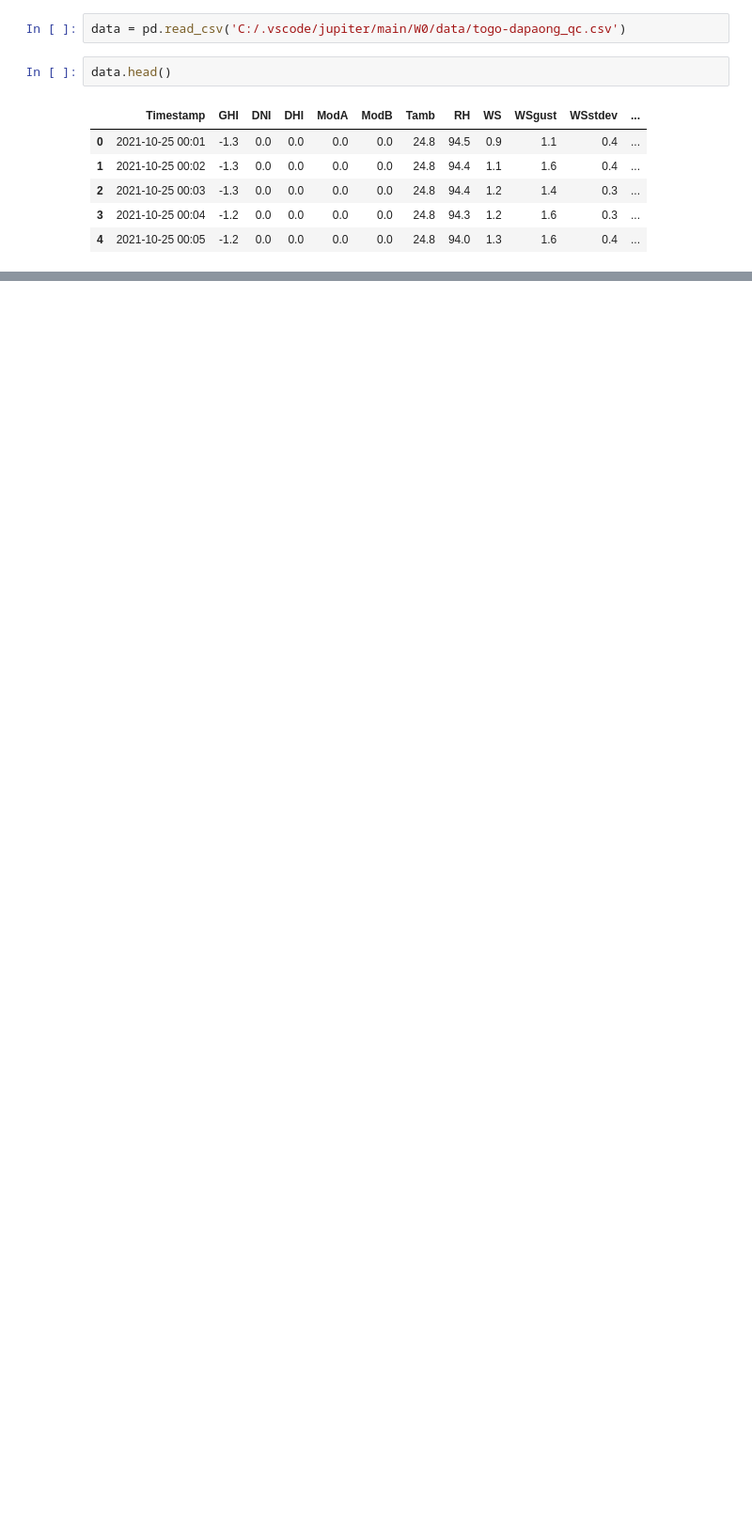
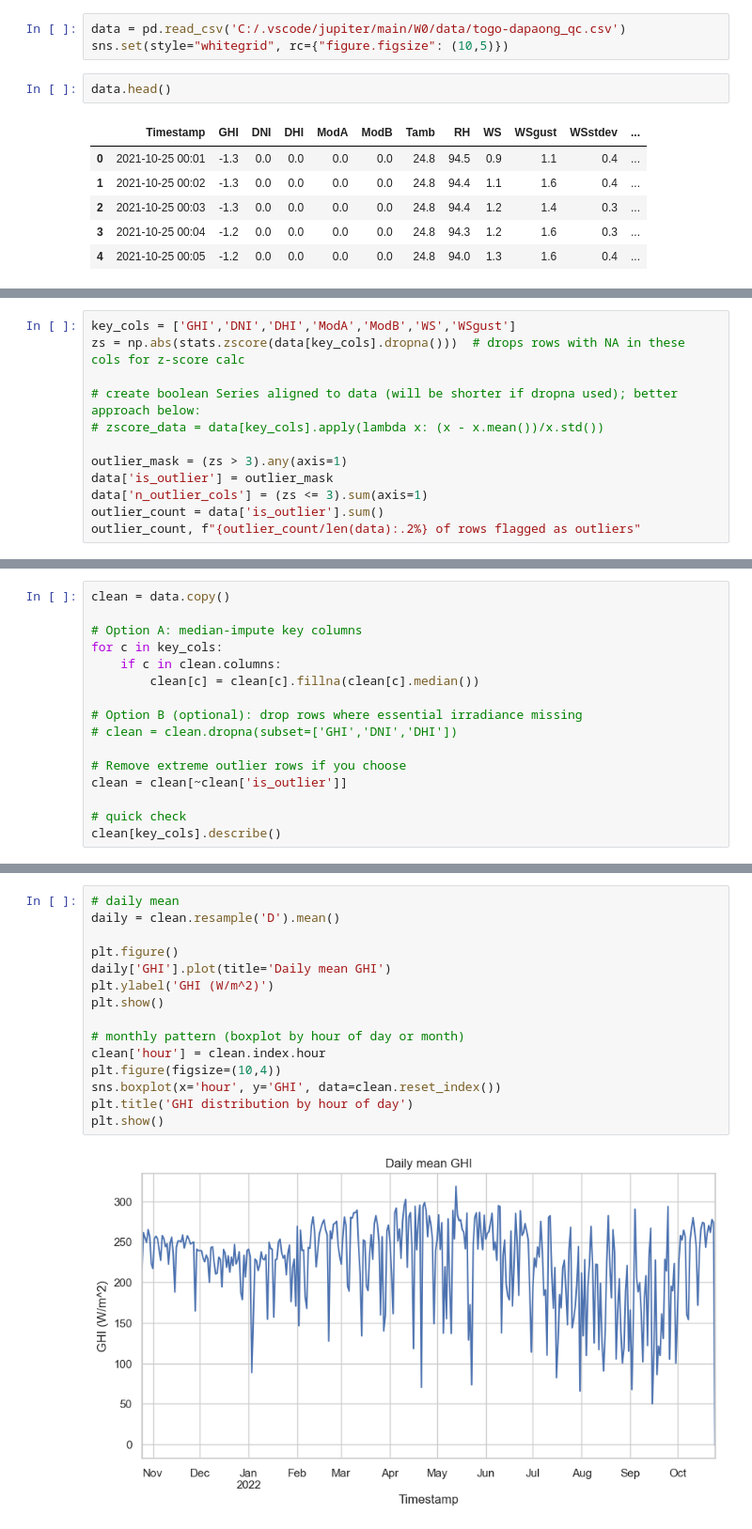
Before and after one commit to Samuels5/W0_solar_farm_data_analysis, a Jupyter notebook: notebooks/togo_eda.ipynb, the cells around one changed output, grey strips where cells are left out. Shown at 94% size. Saved outputs shown, nothing was run; the diff lists cells and outputs as text; blank space fills up the shorter version.

```diff
--- a/notebooks/togo_eda.ipynb
+++ b/notebooks/togo_eda.ipynb
@@ -3,5 +7,6 @@ import pandas as pd
 # %%
 data = pd.read_csv('C:/.vscode/jupiter/main/W0/data/togo-dapaong_qc.csv')
+sns.set(style="whitegrid", rc={"figure.figsize": (10,5)})
 # %%
 data.head()
 # %% [output]
@@ -13,0 +248,12 @@ data.head()
+# %%
+key_cols = ['GHI','DNI','DHI','ModA','ModB','WS','WSgust']
+zs = np.abs(stats.zscore(data[key_cols].dropna()))  # drops rows with NA in these cols for z-score calc
+
+# create boolean Series aligned to data (will be shorter if dropna used); better approach below:
+# zscore_data = data[key_cols].apply(lambda x: (x - x.mean())/x.std())
+
+outlier_mask = (zs > 3).any(axis=1)
+data['is_outlier'] = outlier_mask
+data['n_outlier_cols'] = (zs <= 3).sum(axis=1)
+outlier_count = data['is_outlier'].sum()
+outlier_count, f"{outlier_count/len(data):.2%} of rows flagged as outliers"
@@ -13,0 +292,16 @@ data.head()
+# %%
+clean = data.copy()
+
+# Option A: median-impute key columns
+for c in key_cols:
+    if c in clean.columns:
+        clean[c] = clean[c].fillna(clean[c].median())
+
+# Option B (optional): drop rows where essential irradiance missing
+# clean = clean.dropna(subset=['GHI','DNI','DHI'])
+
+# Remove extreme outlier rows if you choose
+clean = clean[~clean['is_outlier']]
+
+# quick check
+clean[key_cols].describe()
@@ -13,0 +337,17 @@ data.head()
+# %%
+# daily mean
+daily = clean.resample('D').mean()
+
+plt.figure()
+daily['GHI'].plot(title='Daily mean GHI')
+plt.ylabel('GHI (W/m^2)')
+plt.show()
+
+# monthly pattern (boxplot by hour of day or month)
+clean['hour'] = clean.index.hour
+plt.figure(figsize=(10,4))
+sns.boxplot(x='hour', y='GHI', data=clean.reset_index())
+plt.title('GHI distribution by hour of day')
+plt.show()
+# %% [output]
+[figure, added]
```
Also changed, not shown: parts of 36 cells of this notebook, 3 other files.
